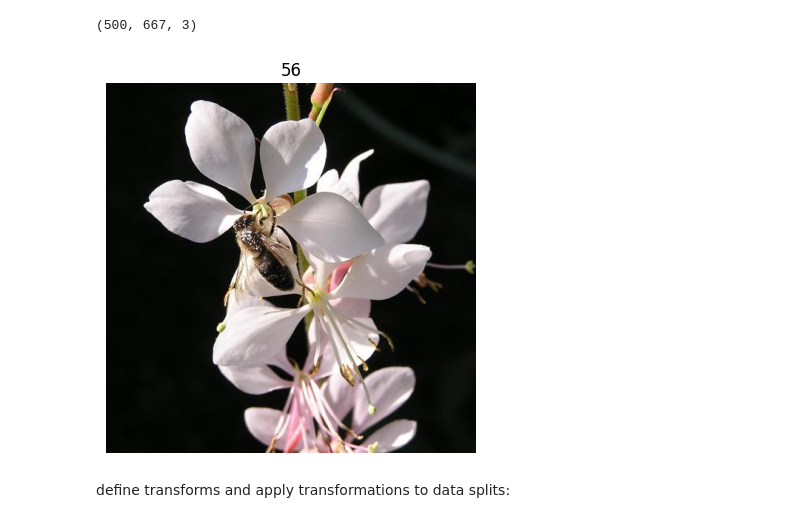
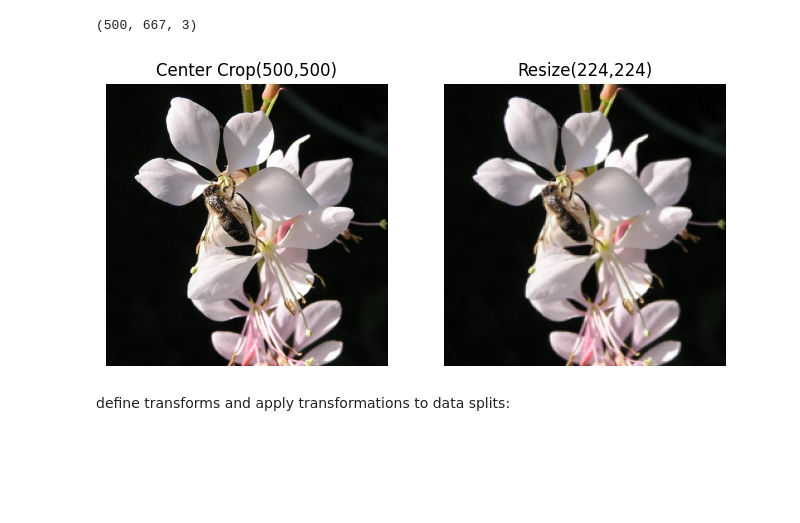
Before and after one commit to 1ucycrabtree/flowers-image-classification, a Jupyter notebook: flowers_classification_tool.ipynb, the cells around one changed output. Saved outputs shown, nothing was run; the diff lists cells and outputs as text; code cells hidden in the pictures; blank space fills up the shorter version.

```diff
--- a/flowers_classification_tool.ipynb
+++ b/flowers_classification_tool.ipynb
@@ -58,21 +57,29 @@ print(np_img.shape)
 [figure]
 (500, 667, 3)
 # %%
-# imgs center cropped to 500
+# imgs center cropped to 500 and then resized to 224
 img, label = train_dataset[567]
 
 center_crop_transform = transforms.CenterCrop(500)
+resize_transform = transforms.Resize(224)
 
 img_center_crop = center_crop_transform(img)
+img_resize = resize_transform(img_center_crop)
 
 np_img_center_crop = img_center_crop.permute(1, 2, 0).numpy()
+np_img_resize = img_resize.permute(1, 2, 0).numpy()
 
-plt.title(label)
-plt.imshow((np_img_center_crop * 255).astype('uint8'))
-plt.axis('off')
+fig, axes = plt.subplots(1, 2, figsize=(8, 4))
+axes[0].imshow((np_img_center_crop * 255).astype('uint8'))
+axes[0].set_title('Center Crop(500,500)')
+axes[0].axis('off')
+axes[1].imshow((np_img_resize * 255).astype('uint8'))
+axes[1].set_title('Resize(224,224)')
+axes[1].axis('off')
+
 plt.show()
 # %% [output]
-[figure, old version]
+[figure, new version]
 # %% [markdown]
 define transforms and apply transformations to data splits:
 # %%
```
Also changed, not shown: parts of 12 cells of this notebook.
